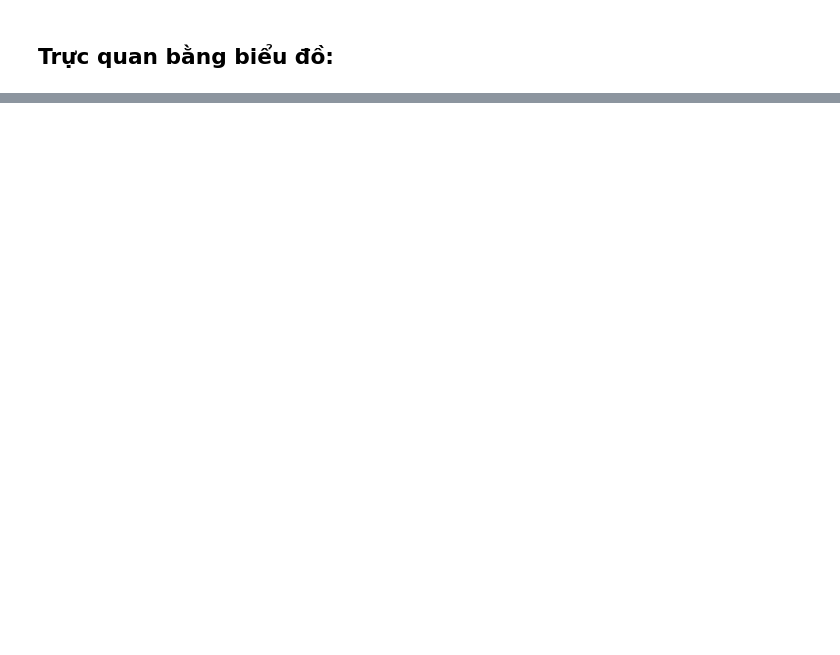
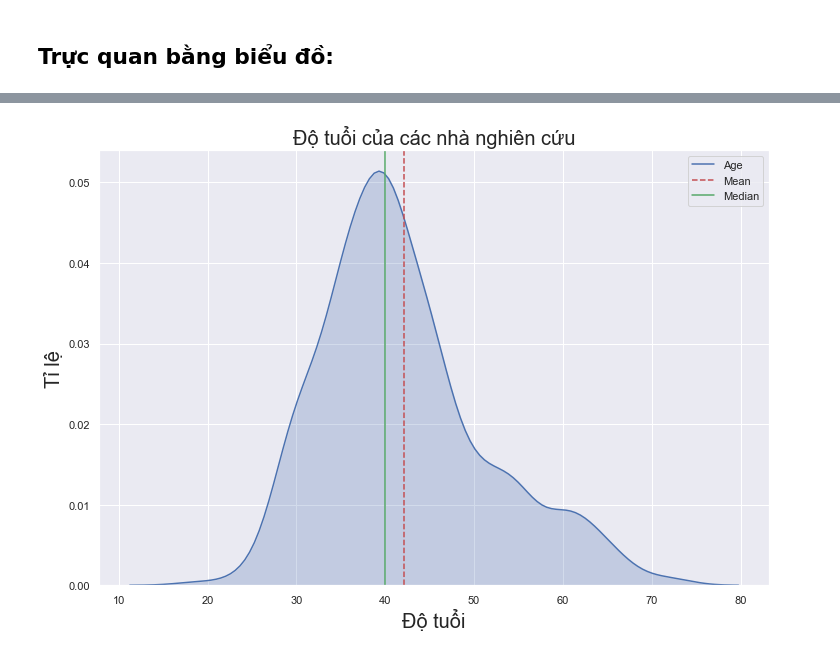
Before and after one commit to bason1999qn/Final_Data_Visualization, a Jupyter notebook: Final_DV.ipynb, the cells around one changed output, grey strips where cells are left out. Saved outputs shown, nothing was run; the diff lists cells and outputs as text; code cells hidden in the pictures; blank space fills up the shorter version.

```diff
--- a/Final_DV.ipynb
+++ b/Final_DV.ipynb
@@ -121,0 +170,18 @@ Dữ liệu bị thiếu.
+# %%
+df_age = df['age']
+mean = df_age.mean()
+median = df_age.median()
+# %%
+sns.set(rc={'figure.figsize':(12,8)})
+df_age = df['age']
+sns.kdeplot(df_age, label='Age', shade = True)
+plt.axvline(mean, color='r', linestyle='--')
+plt.axvline(median, color='g', linestyle='-')
+plt.legend({'Age':df_age, 'Mean':mean,'Median':median})
+plt.title('Độ tuổi của các nhà nghiên cứu', fontsize = 20)
+plt.xlabel('Độ tuổi', fontsize = 20);
+plt.ylabel('Tỉ lệ', fontsize = 20)
+plt.savefig("pic2.png")
+plt.show()
+# %% [output]
+[figure, added]
```
Also changed, not shown: parts of 9 cells of this notebook.
